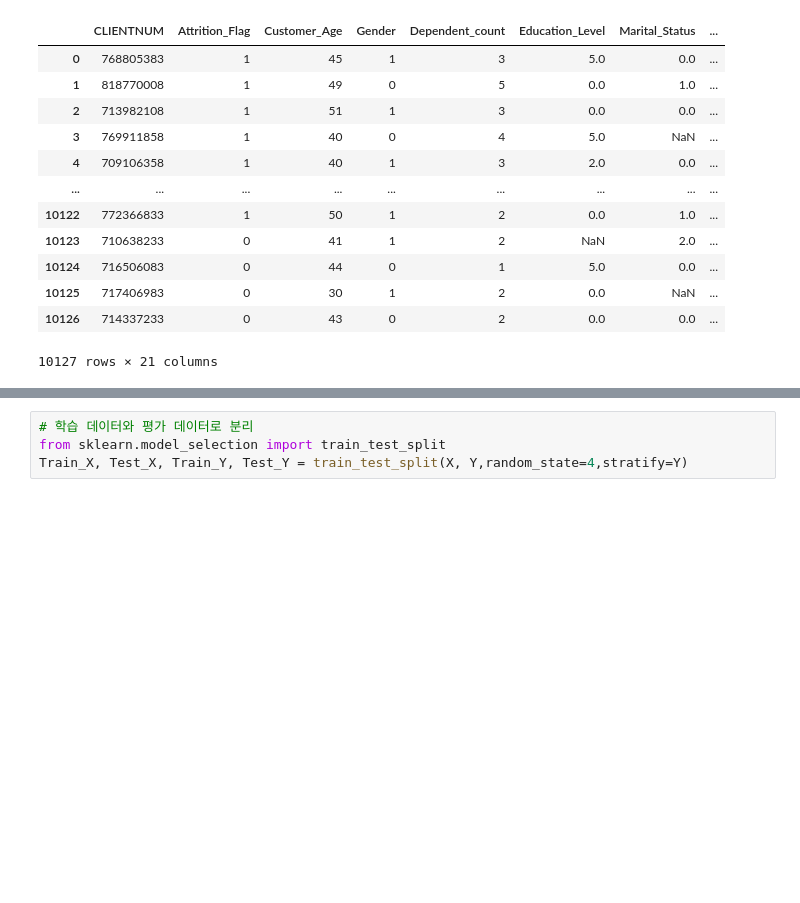
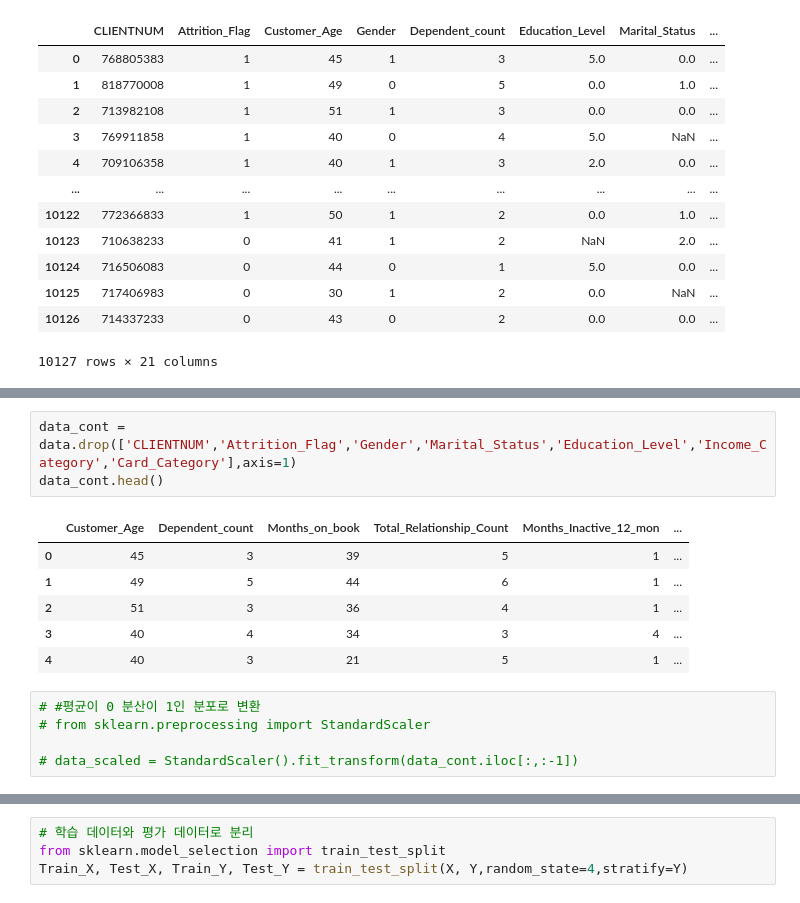
Before and after one commit to Ahn-seongjun/DS_team2, a Jupyter notebook: younghunahn/Income_Category 대표값 활용 결측치 대체.ipynb, the cells around one changed output, grey strips where cells are left out. Drawn from its saved outputs; the diff is of its cells as text; blank space fills up the shorter version.

```diff
--- a/younghunahn/Income_Category 대표값 활용 결측치 대체.ipynb
+++ b/younghunahn/Income_Category 대표값 활용 결측치 대체.ipynb
@@ -89,0 +142,15 @@ data
+# %%
+data_cont = data.drop(['CLIENTNUM','Attrition_Flag','Gender','Marital_Status','Education_Level','Income_Category','Card_Category'],axis=1)
+data_cont.head()
+# %% [output]
+|  | Customer_Age | Dependent_count | Months_on_book | Total_Relationship_Count | Months_Inactive_12_mon | ... |
+| 0 | 45 | 3 | 39 | 5 | 1 | ... |
+| 1 | 49 | 5 | 44 | 6 | 1 | ... |
+| 2 | 51 | 3 | 36 | 4 | 1 | ... |
+| 3 | 40 | 4 | 34 | 3 | 4 | ... |
+| 4 | 40 | 3 | 21 | 5 | 1 | ... |
+# %%
+# #평균이 0 분산이 1인 분포로 변환
+# from sklearn.preprocessing import StandardScaler
+
+# data_scaled = StandardScaler().fit_transform(data_cont.iloc[:,:-1])
```
Also changed, not shown: parts of 23 cells of this notebook, 3 other files.
